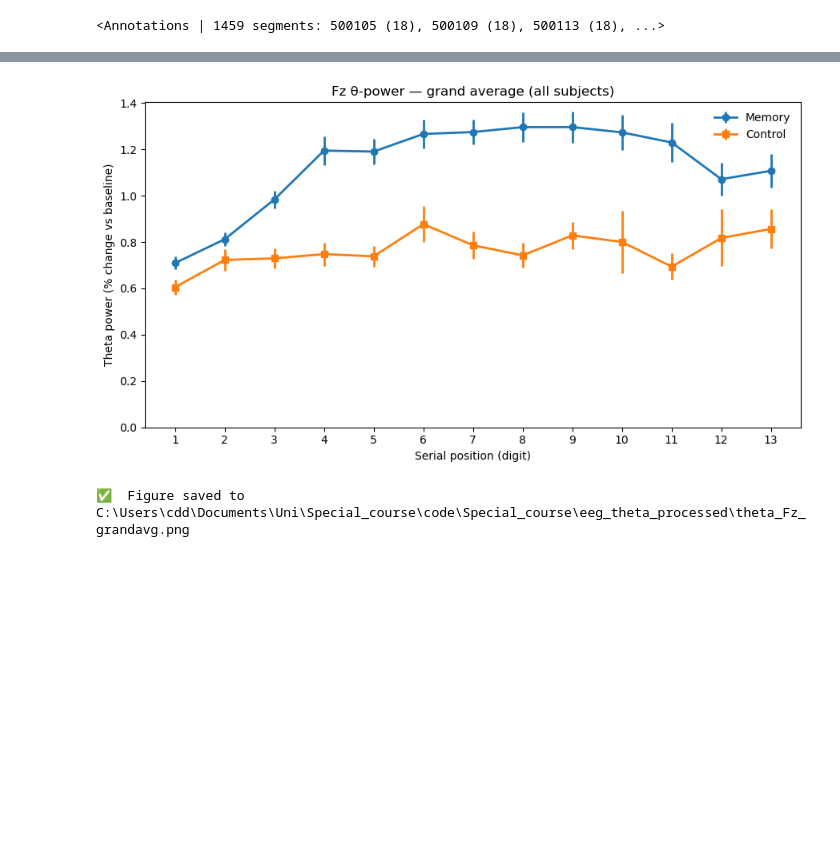
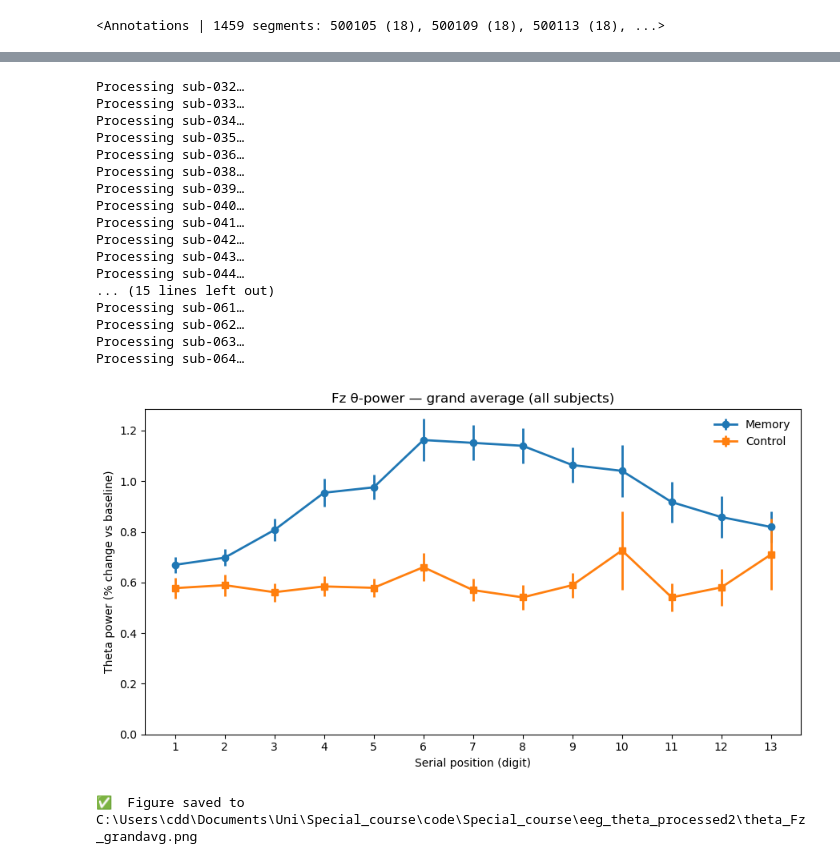
Before and after one commit to Claradavilaa/Special_course, a Jupyter notebook: EEG_ica_epochs.ipynb, the cells around one changed output, grey strips where cells are left out. Saved outputs shown, nothing was run; the diff lists cells and outputs as text; code cells hidden in the pictures; blank space fills up the shorter version.

```diff
--- a/EEG_ica_epochs.ipynb
+++ b/EEG_ica_epochs.ipynb
@@ -405,7 +423,7 @@ from scipy.stats import sem
 # ---------------------------------------------------------------------
 # CONFIGURATION
 # ---------------------------------------------------------------------
-OUTPUT_ROOT   = pathlib.Path(r"C:\Users\cdd\Documents\Uni\Special_course\code\Special_course\eeg_theta_processed")
+OUTPUT_ROOT   = pathlib.Path(r"C:\Users\cdd\Documents\Uni\Special_course\code\Special_course\eeg_theta_processed2")
 CHANNEL       = "Fz"
 DIGIT_SPACING = 2.0          # seconds between digit onsets
 WINDOW_LEN    = 2.0          # analyse full 2‑s presentation window
@@ -422,6 +440,10 @@ mem_trials  : list[np.ndarray] = []   # each → length MAX_LOAD (NaN padded)
 ctrl_trials : list[np.ndarray] = []
 
 for subj_dir in OUTPUT_ROOT.glob("sub-*/"):            # iterate subjects
+    if subj_dir.name == "sub-065":
+        print("Skipping sub-65, as it is not part of the EEG dataset")
+        continue
+    print(f"Processing {subj_dir.name}…")
     n_epochs_subj = 0
     for cond in ("memory", "control"):
         for csv_path in subj_dir.glob(f"{cond}/*/epoch_*.csv"):
@@ -456,32 +478,49 @@ for subj_dir in OUTPUT_ROOT.glob("sub-*/"):            # iterate subjects
         ctrl_trials = ctrl_trials[:-n_epochs_subj]
 
 mem_all  = np.asarray(mem_trials,  dtype=float)
 ctrl_all = np.asarray(ctrl_trials, dtype=float)
 
 # ---------------------------------------------------------------------
 # 2.  Plot
 # ---------------------------------------------------------------------
 X_POS = np.arange(1, MAX_LOAD+1)
 plt.figure(figsize=(9,5))
 plt.errorbar(X_POS, np.nanmean(mem_all,axis=0),
              yerr=sem(mem_all,axis=0,nan_policy='omit'),
              marker='o',label='Memory',linewidth=2)
 plt.errorbar(X_POS, np.nanmean(ctrl_all,axis=0),
              yerr=sem(ctrl_all,axis=0,nan_policy='omit'),
              marker='s',label='Control',linewidth=2)
 plt.xlabel('Serial position (digit)')
 plt.ylabel('Theta power (% change vs baseline)')
 plt.title('Fz θ‑power — grand average (all subjects)')
 plt.xticks(X_POS)
 plt.ylim(bottom=0)
 plt.legend(frameon=False)
 plt.tight_layout()
 
 out_fig = OUTPUT_ROOT / 'theta_Fz_grandavg.png'
 plt.savefig(out_fig, dpi=300)
 plt.show()
 
 print(f"\n✅  Figure saved to {out_fig}")
 # %% [output]
+Processing sub-032…
+Processing sub-033…
+Processing sub-034…
+Processing sub-035…
+Processing sub-036…
+Processing sub-038…
+Processing sub-039…
+Processing sub-040…
+Processing sub-041…
+Processing sub-042…
+Processing sub-043…
+Processing sub-044…
+... (15 lines left out)
+Processing sub-061…
+Processing sub-062…
+Processing sub-063…
+Processing sub-064…
-[figure, old version]
+[figure, new version]
-✅  Figure saved to C:\Users\cdd\Documents\Uni\Special_course\code\Special_course\eeg_theta_processed\theta_Fz_grandavg.png
+✅  Figure saved to C:\Users\cdd\Documents\Uni\Special_course\code\Special_course\eeg_theta_processed2\theta_Fz_grandavg.png
```
Also changed, not shown: parts of 4 cells of this notebook, 1 other file.
